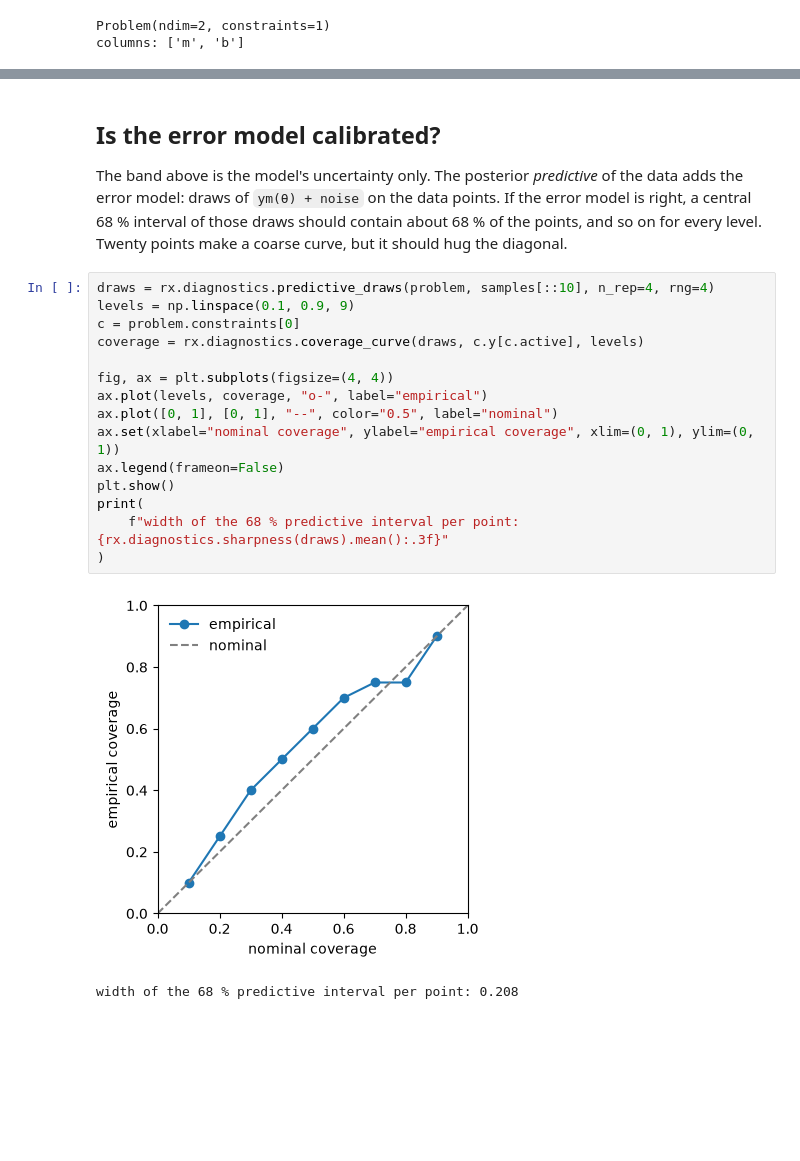
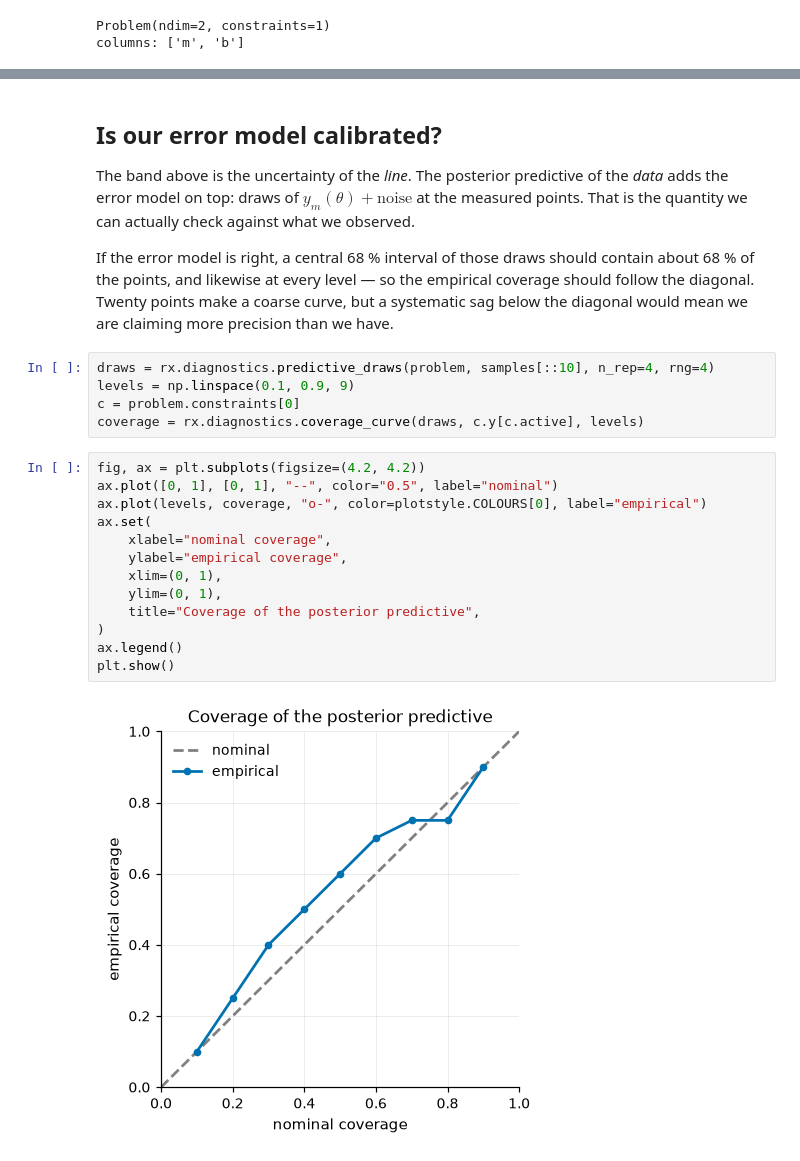
Before and after one commit to beykyle/rxmc, a Jupyter notebook: examples/linear_calibration.ipynb, the cells around one changed output, grey strips where cells are left out. Saved outputs shown, nothing was run; the diff lists cells and outputs as text; blank space fills up the shorter version.

```diff
--- a/examples/linear_calibration.ipynb
+++ b/examples/linear_calibration.ipynb
@@ -164,26 +227,33 @@ plt.show()
 # %% [markdown]
-## Is the error model calibrated?
+## Is our error model calibrated?
 
-The band above is the model's uncertainty only.  The posterior *predictive*
-of the data adds the error model: draws of `ym(θ) + noise` on the data
-points.  If the error model is right, a central 68 % interval of those draws
-should contain about 68 % of the points, and so on for every level.  Twenty
-points make a coarse curve, but it should hug the diagonal.
+The band above is the uncertainty of the *line*.  The posterior predictive of
+the *data* adds the error model on top: draws of $y_m(\theta) + \text{noise}$
+at the measured points.  That is the quantity we can actually check against
+what we observed.
+
+If the error model is right, a central 68 % interval of those draws should
+contain about 68 % of the points, and likewise at every level — so the
+empirical coverage should follow the diagonal.  Twenty points make a coarse
+curve, but a systematic sag below the diagonal would mean we are claiming more
+precision than we have.
 # %%
 draws = rx.diagnostics.predictive_draws(problem, samples[::10], n_rep=4, rng=4)
 levels = np.linspace(0.1, 0.9, 9)
 c = problem.constraints[0]
 coverage = rx.diagnostics.coverage_curve(draws, c.y[c.active], levels)
-
-fig, ax = plt.subplots(figsize=(4, 4))
-ax.plot(levels, coverage, "o-", label="empirical")
-ax.plot([0, 1], [0, 1], "--", color="0.5", label="nominal")
-ax.set(xlabel="nominal coverage", ylabel="empirical coverage", xlim=(0, 1), ylim=(0, 1))
-ax.legend(frameon=False)
-plt.show()
-print(
-    f"width of the 68 % predictive interval per point: {rx.diagnostics.sharpness(draws).mean():.3f}"
-)
-# %% [output]
-[figure, removed]
-width of the 68 % predictive interval per point: 0.208
+# %%
+fig, ax = plt.subplots(figsize=(4.2, 4.2))
+ax.plot([0, 1], [0, 1], "--", color="0.5", label="nominal")
+ax.plot(levels, coverage, "o-", color=plotstyle.COLOURS[0], label="empirical")
+ax.set(
+    xlabel="nominal coverage",
+    ylabel="empirical coverage",
+    xlim=(0, 1),
+    ylim=(0, 1),
+    title="Coverage of the posterior predictive",
+)
+ax.legend()
+plt.show()
+# %% [output]
+[figure, added]
```
Also changed, not shown: parts of 23 cells of this notebook.
